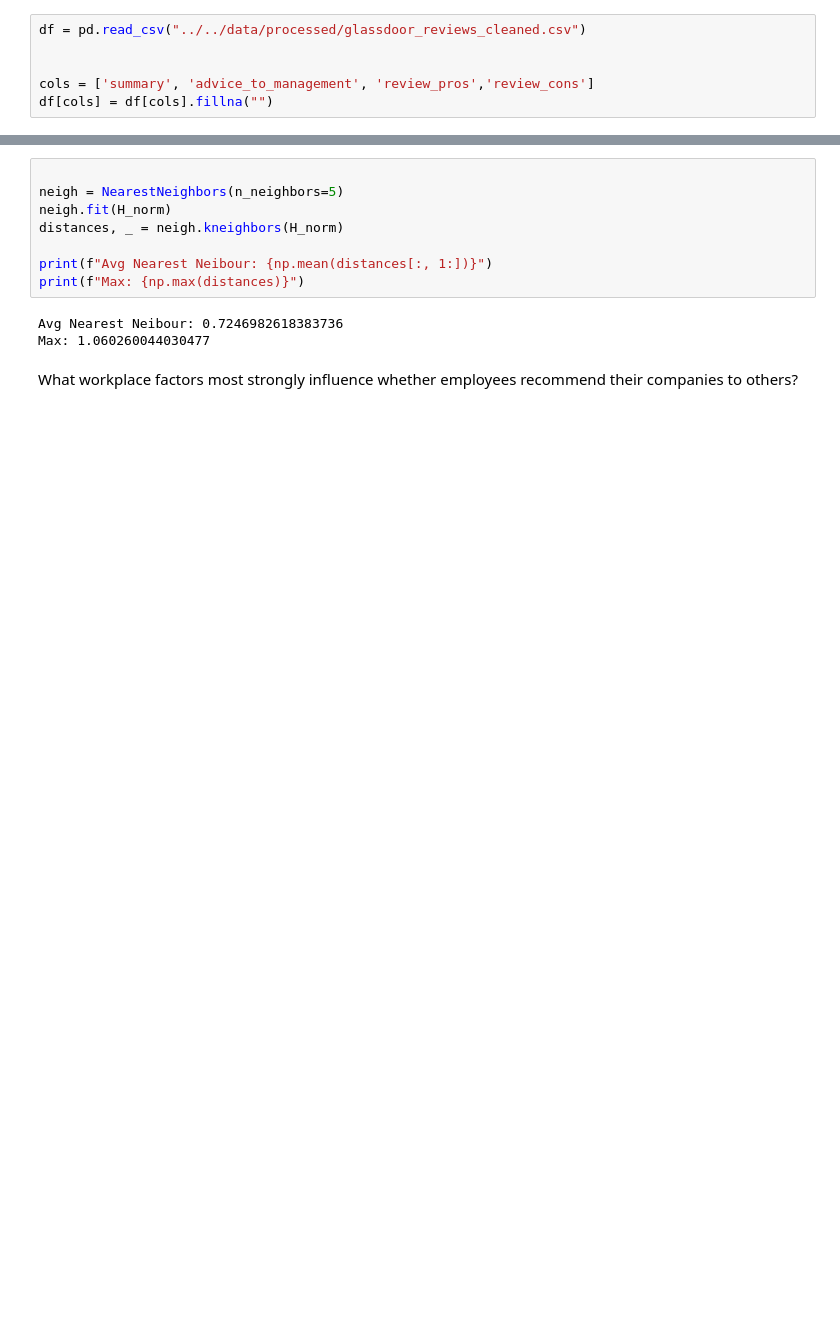
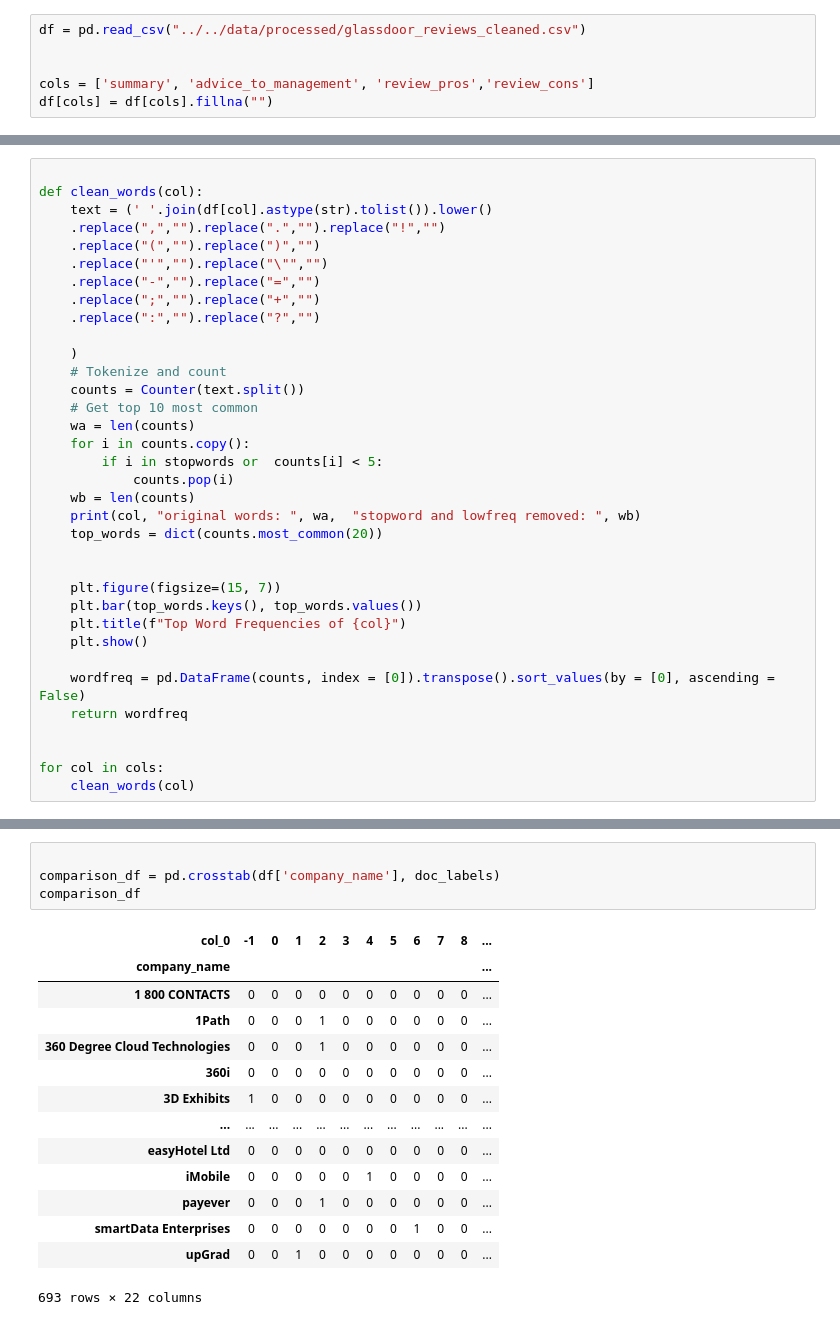
Before and after one commit to Brian16Park/glassdoor-company-reviews, a Jupyter notebook: src/EDA/EDA_IDF.ipynb, the cells around one changed output, grey strips where cells are left out. Cells and saved outputs as stored; diff of their text form; blank space fills up the shorter version.

```diff
--- a/src/EDA/EDA_IDF.ipynb
+++ b/src/EDA/EDA_IDF.ipynb
@@ -95,0 +141,35 @@ Xdata
+# %%
+
+def clean_words(col):
+    text = (' '.join(df[col].astype(str).tolist()).lower()
+    .replace(",","").replace(".","").replace("!","")
+    .replace("(","").replace(")","")
+    .replace("'","").replace("\"","")
+    .replace("-","").replace("=","")
+    .replace(";","").replace("+","")
+    .replace(":","").replace("?","")
+
+    )
+    # Tokenize and count
+    counts = Counter(text.split())
+    # Get top 10 most common
+    wa = len(counts)
+    for i in counts.copy():
+        if i in stopwords or  counts[i] < 5:
+            counts.pop(i)
+    wb = len(counts)
+    print(col, "original words: ", wa,  "stopword and lowfreq removed: ", wb)
+    top_words = dict(counts.most_common(20))
+
+
+    plt.figure(figsize=(15, 7))
+    plt.bar(top_words.keys(), top_words.values())
+    plt.title(f"Top Word Frequencies of {col}")
+    plt.show()
+
+    wordfreq = pd.DataFrame(counts, index = [0]).transpose().sort_values(by = [0], ascending = False)
+    return wordfreq
+
+
+for col in cols:
+    clean_words(col)
@@ -654,13 +682,19 @@ Key Drivers: review_cons__zero, review_pros__staff, review_pros__technology, rev
-# %%
-
-neigh = NearestNeighbors(n_neighbors=5)
-neigh.fit(H_norm)
-distances, _ = neigh.kneighbors(H_norm)
-
-print(f"Avg Nearest Neibour: {np.mean(distances[:, 1:])}")
-print(f"Max: {np.max(distances)}")
-# %% [output]
-Avg Nearest Neibour: 0.7246982618383736
-Max: 1.060260044030477
-# %% [markdown]
-What workplace factors most strongly influence whether employees recommend their companies to others?
+# %%
+
+comparison_df = pd.crosstab(df['company_name'], doc_labels)
+comparison_df
+# %% [output]
+| col_0 | -1 | 0 | 1 | 2 | 3 | 4 | 5 | 6 | 7 | 8 | ... |
+| company_name |  |  |  |  |  |  |  |  |  |  | ... |
+| 1 800 CONTACTS | 0 | 0 | 0 | 0 | 0 | 0 | 0 | 0 | 0 | 0 | ... |
+| 1Path | 0 | 0 | 0 | 1 | 0 | 0 | 0 | 0 | 0 | 0 | ... |
+| 360 Degree Cloud Technologies | 0 | 0 | 0 | 1 | 0 | 0 | 0 | 0 | 0 | 0 | ... |
+| 360i | 0 | 0 | 0 | 0 | 0 | 0 | 0 | 0 | 0 | 0 | ... |
+| 3D Exhibits | 1 | 0 | 0 | 0 | 0 | 0 | 0 | 0 | 0 | 0 | ... |
+| ... | ... | ... | ... | ... | ... | ... | ... | ... | ... | ... | ... |
+| easyHotel Ltd | 0 | 0 | 0 | 0 | 0 | 0 | 0 | 0 | 0 | 0 | ... |
+| iMobile | 0 | 0 | 0 | 0 | 0 | 1 | 0 | 0 | 0 | 0 | ... |
+| payever | 0 | 0 | 0 | 1 | 0 | 0 | 0 | 0 | 0 | 0 | ... |
+| smartData Enterprises | 0 | 0 | 0 | 0 | 0 | 0 | 0 | 1 | 0 | 0 | ... |
+| upGrad | 0 | 0 | 1 | 0 | 0 | 0 | 0 | 0 | 0 | 0 | ... |
+693 rows × 22 columns
```
Also changed, not shown: parts of 32 cells of this notebook.
